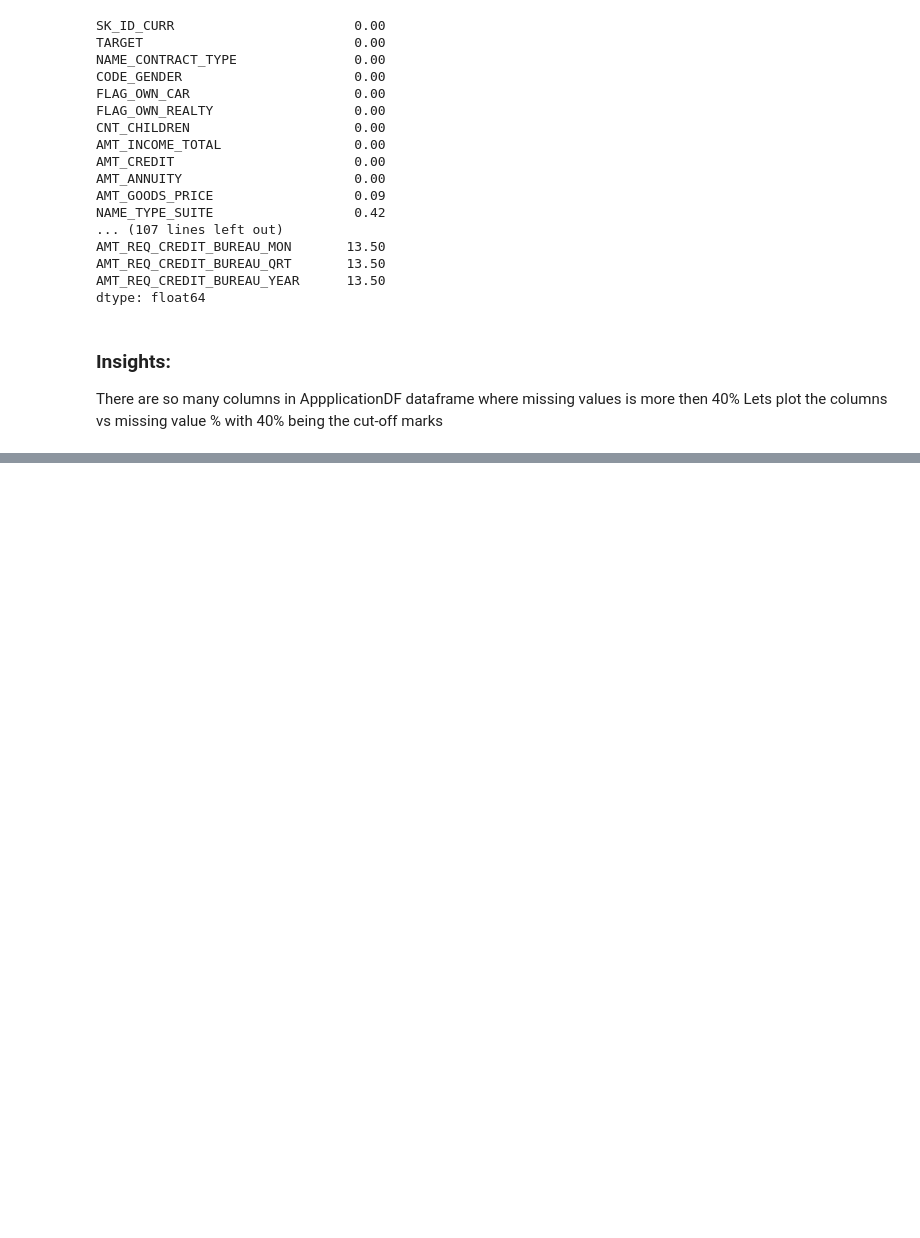
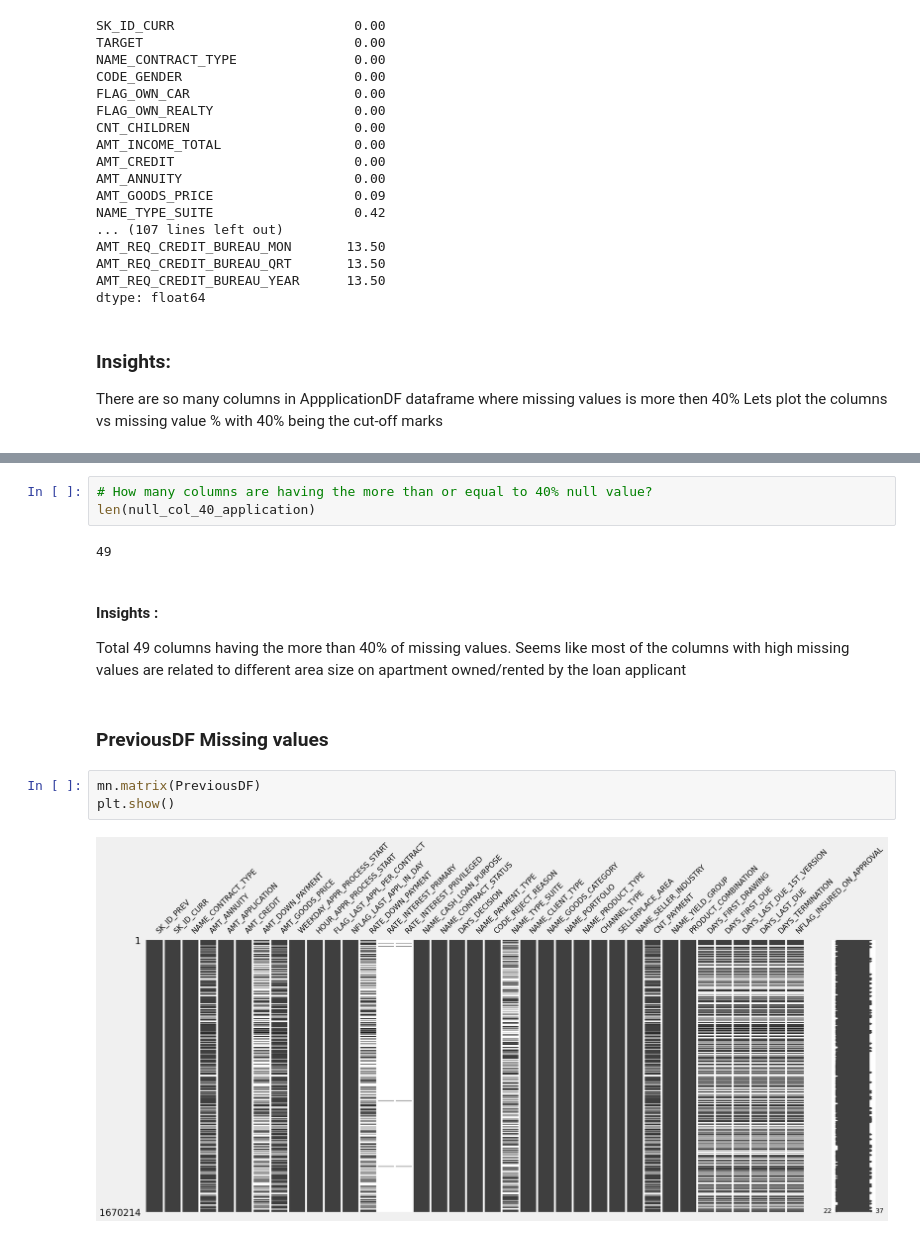
Before and after one commit to Rahul-shingade/Bank_Loan_Analysis, a Jupyter notebook: Bank _Loan_Default Risk_Analysis.ipynb, the cells around one changed output, grey strips where cells are left out. Drawn from its saved outputs; the diff is of its cells as text; blank space fills up the shorter version.

Commit message:
find the more than 40% missing values in applicationDF and previosDF

```diff
--- a/Bank _Loan_Default Risk_Analysis.ipynb
+++ b/Bank _Loan_Default Risk_Analysis.ipynb
@@ -188,0 +214,16 @@ plt.show()
+# %%
+# How many columns are having the more than or equal to 40% null value?
+len(null_col_40_application)
+# %% [output]
+49
+# %% [markdown]
+#### Insights :
+Total 49 columns having the more than 40% of missing values. Seems like most of the columns with high missing values are related to
+different area size on apartment owned/rented by the loan applicant
+# %% [markdown]
+### PreviousDF Missing values
+# %%
+mn.matrix(PreviousDF)
+plt.show()
+# %% [output]
+[figure, added]
```
Also changed, not shown: parts of 10 cells of this notebook.
